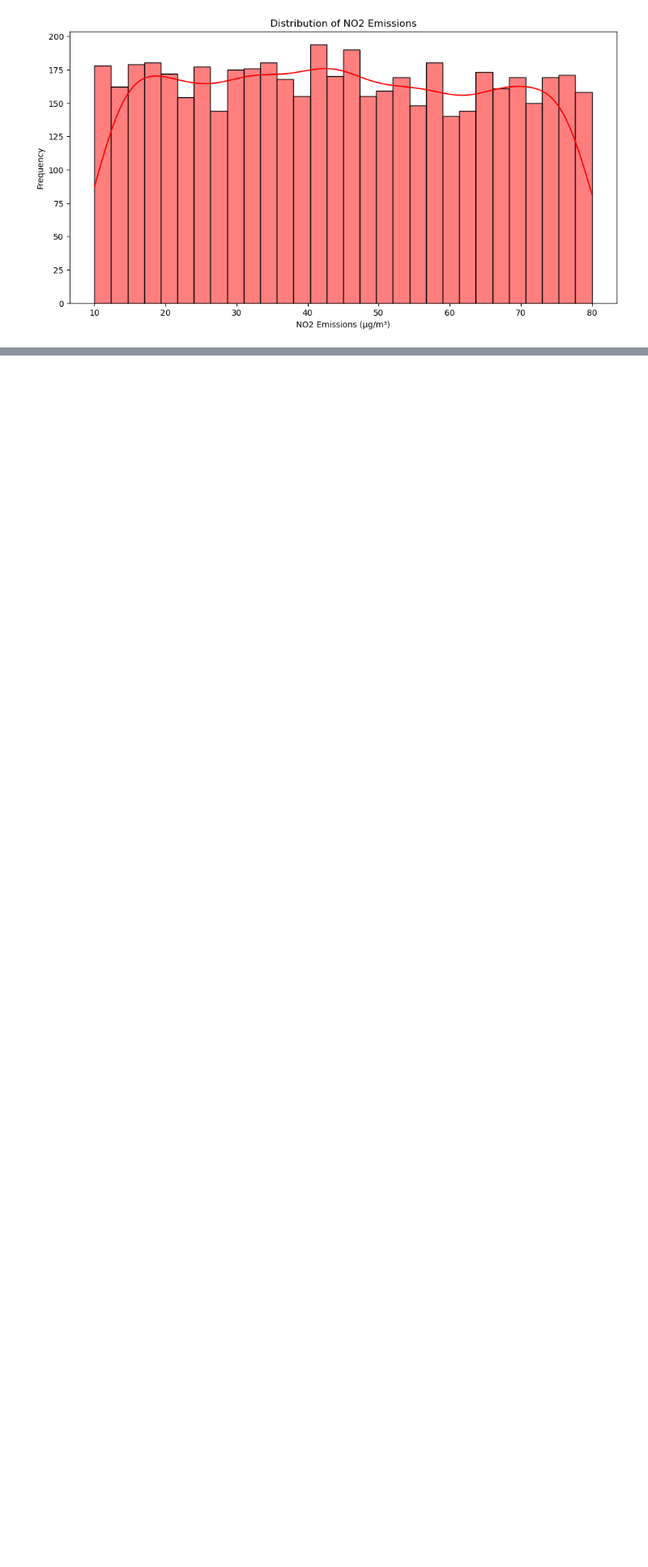
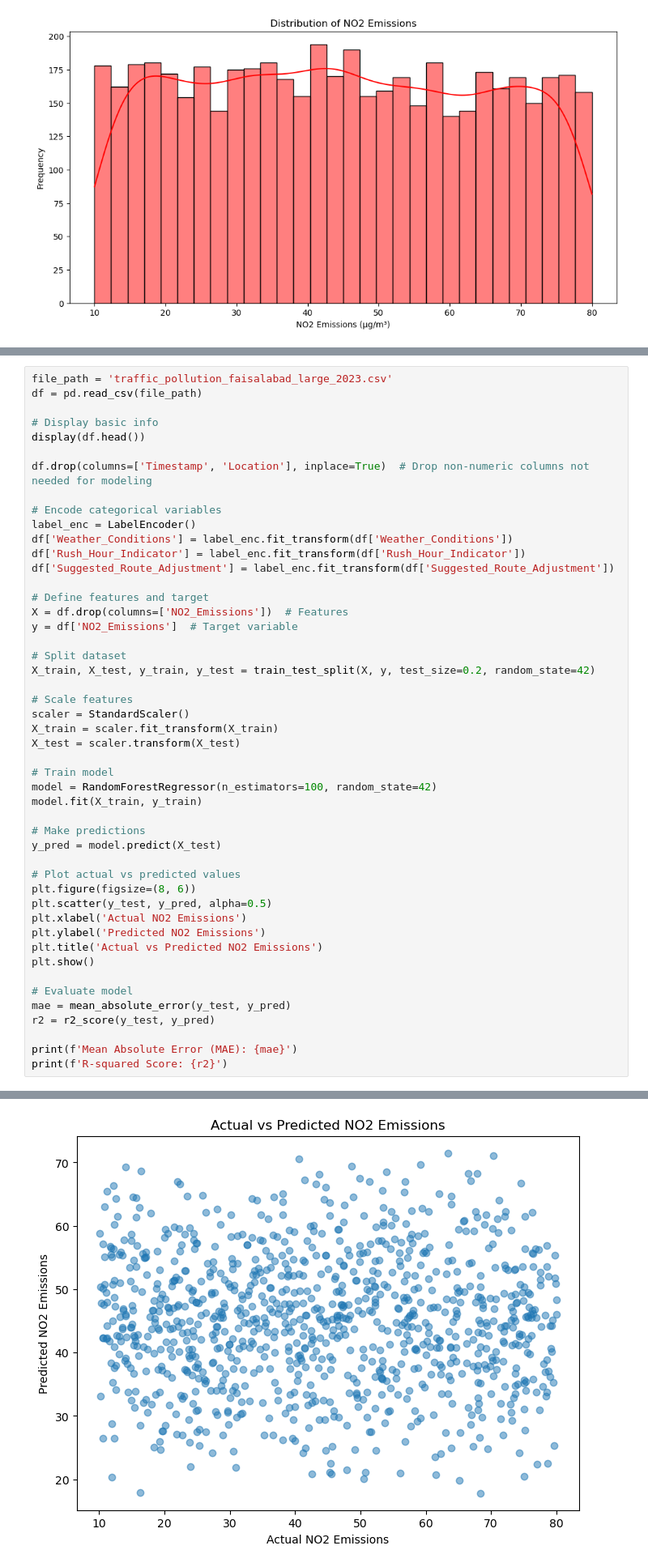
Before and after one commit to MaryamTariq-1/AtmosMonitor, a Jupyter notebook: backend/predictionModel/Traffic Prediction Model.ipynb, the cells around one changed output, grey strips where cells are left out. Shown at 81% size. Drawn from its saved outputs; the diff is of its cells as text; blank space fills up the shorter version.

```diff
--- a/backend/predictionModel/Traffic Prediction Model.ipynb
+++ b/backend/predictionModel/Traffic Prediction Model.ipynb
@@ -267,0 +376,49 @@ plt.show()
+# %%
+file_path = 'traffic_pollution_faisalabad_large_2023.csv'
+df = pd.read_csv(file_path)
+
+# Display basic info
+display(df.head())
+
+df.drop(columns=['Timestamp', 'Location'], inplace=True)  # Drop non-numeric columns not needed for modeling
+
+# Encode categorical variables
+label_enc = LabelEncoder()
+df['Weather_Conditions'] = label_enc.fit_transform(df['Weather_Conditions'])
+df['Rush_Hour_Indicator'] = label_enc.fit_transform(df['Rush_Hour_Indicator'])
+df['Suggested_Route_Adjustment'] = label_enc.fit_transform(df['Suggested_Route_Adjustment'])
+
+# Define features and target
+X = df.drop(columns=['NO2_Emissions'])  # Features
+y = df['NO2_Emissions']  # Target variable
+
+# Split dataset
+X_train, X_test, y_train, y_test = train_test_split(X, y, test_size=0.2, random_state=42)
+
+# Scale features
+scaler = StandardScaler()
+X_train = scaler.fit_transform(X_train)
+X_test = scaler.transform(X_test)
+
+# Train model
+model = RandomForestRegressor(n_estimators=100, random_state=42)
+model.fit(X_train, y_train)
+
+# Make predictions
+y_pred = model.predict(X_test)
+
+# Plot actual vs predicted values
+plt.figure(figsize=(8, 6))
+plt.scatter(y_test, y_pred, alpha=0.5)
+plt.xlabel('Actual NO2 Emissions')
+plt.ylabel('Predicted NO2 Emissions')
+plt.title('Actual vs Predicted NO2 Emissions')
+plt.show()
+
+# Evaluate model
+mae = mean_absolute_error(y_test, y_pred)
+r2 = r2_score(y_test, y_pred)
+
+print(f'Mean Absolute Error (MAE): {mae}')
+print(f'R-squared Score: {r2}')
+# %% [output]
@@ -267,0 +431 @@ plt.show()
+[figure, added]
```
Also changed, not shown: parts of 14 cells of this notebook.
